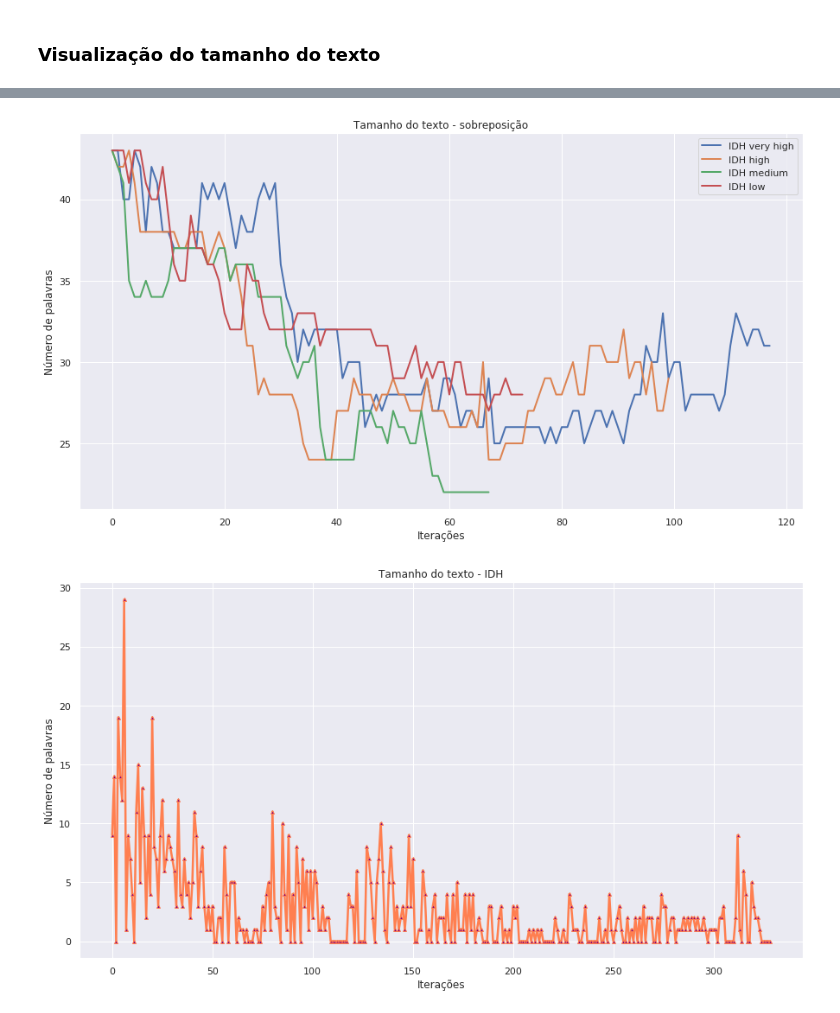
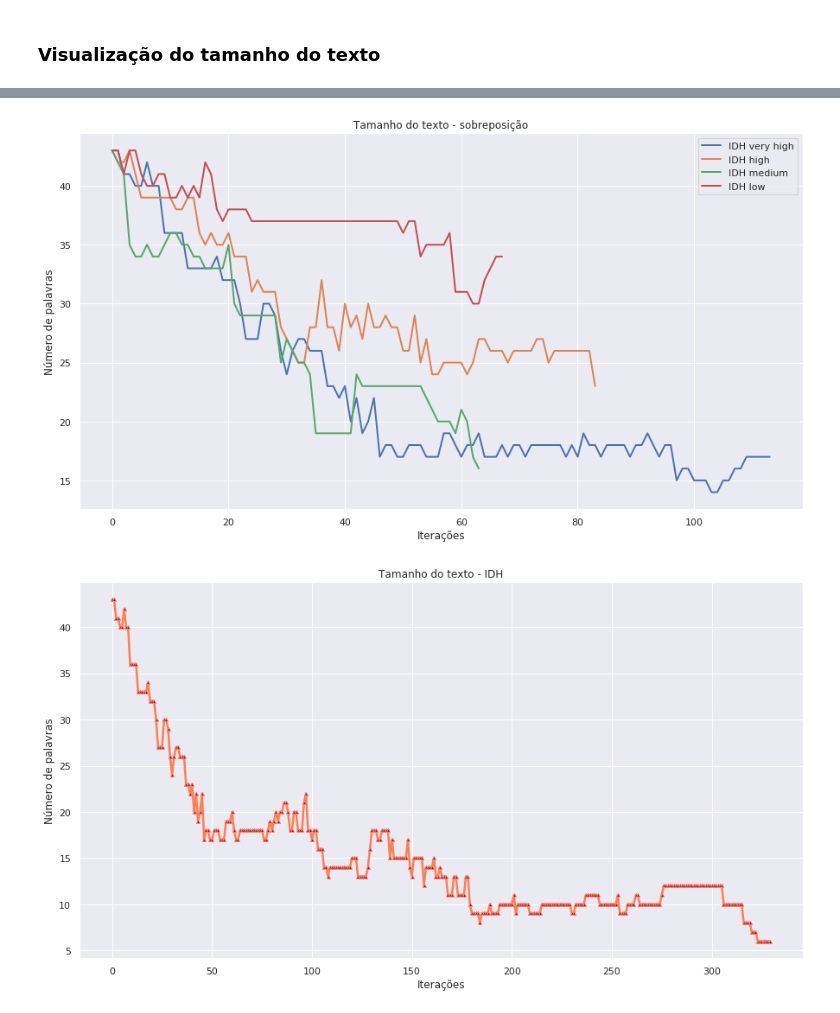
Before and after one commit to gecid-aia/babel, a Jupyter notebook: exploring_results.ipynb, the cells around one changed output, grey strips where cells are left out. Drawn from its saved outputs; the diff is of its cells as text; code cells hidden in the pictures.

```diff
--- a/exploring_results.ipynb
+++ b/exploring_results.ipynb
@@ -426,0 +294,6 @@ sns.boxplot(data = all_df, y = 'To languages', x = all_df['WER'], order = ranks)
+# %%
+base_very_high['GLEU pap'] = papHistory(base_very_high, 'GLEU')
+base_high['GLEU pap'] = papHistory(base_high, 'GLEU')
+base_medium['GLEU pap'] = papHistory(base_medium, 'GLEU')
+base_low['GLEU pap'] = papHistory(base_low, 'GLEU')
+base_all['GLEU pap'] = papHistory(base_all, 'GLEU')
@@ -426,0 +327,6 @@ sns.boxplot(data = all_df, y = 'To languages', x = all_df['WER'], order = ranks)
+# %%
+base_very_high['WER pap'] = papHistory(base_very_high, 'WER')
+base_high['WER pap'] = papHistory(base_high, 'WER')
+base_medium['WER pap'] = papHistory(base_medium, 'WER')
+base_low['WER pap'] = papHistory(base_low, 'WER')
+base_all['WER pap'] = papHistory(base_all, 'WER')
@@ -431,29 +364,31 @@ def tamHistory(data):
     size = len(data)
     hist = []
     for i in range(size):
-        hist.append(len(data[i]['Text_en'].split()))
+        hist.append(len(data['Text_en'][i].split()))
     return np.asarray(hist)
+# %%
+base_very_high['TAM'] = tamHistory(base_very_high)
+base_high['TAM'] = tamHistory(base_high)
+base_medium['TAM'] = tamHistory(base_medium)
+base_low['TAM'] = tamHistory(base_low)
+base_all['TAM'] = tamHistory(base_all)
 # %%
-tam_hist_very_high = tamHistory(base_very_high)
-tam_hist_high = tamHistory(base_high)
-tam_hist_medium = tamHistory(base_medium)
-tam_hist_low = tamHistory(base_low)
-tam_hist_all = tamHistory(base_all)
-histories = [tam_hist_very_high, tam_hist_high, tam_hist_medium, tam_hist_low]
+histories = [base_very_high['TAM'], base_high['TAM'],
+             base_medium['TAM'], base_low['TAM']]
 
 f, axs = plt.subplots(2, 2, sharey = True, sharex = True, figsize=(15,12))
-plotData(tam_hist_very_high, 'Tamanho do texto - IDH VERY HIGH', axs[0,0],
+plotData(base_very_high['TAM'], 'Tamanho do texto - IDH VERY HIGH', axs[0,0],
          xlabel = False, smog_hists = histories, ylabel = 'Número de palavras')
-plotData(tam_hist_high, 'Tamanho do texto - IDH HIGH', axs[0,1],
+plotData(base_high['TAM'], 'Tamanho do texto - IDH HIGH', axs[0,1],
          xlabel = False, smog_hists = histories, ylabel = 'Número de palavras')
-plotData(tam_hist_medium, 'Tamanho do texto - IDH MEDIUM', axs[1,0], xlabel = True,
+plotData(base_medium['TAM'] , 'Tamanho do texto - IDH MEDIUM', axs[1,0], xlabel = True,
          smog_hists = histories, ylabel = 'Número de palavras')
-plotData(tam_hist_low, 'Tamanho do texto - IDH LOW', axs[1,1], xlabel = True,
+plotData(base_low['TAM'], 'Tamanho do texto - IDH LOW', axs[1,1], xlabel = True,
          smog_hists = histories, ylabel = 'Número de palavras')
 
 plt.figure(figsize=(15,8))
 plotData2(histories, 'Tamanho do texto - sobreposição', ylabel = 'Número de palavras',
           legends = ['IDH very high', 'IDH high', 'IDH medium', 'IDH low'])
 plt.figure(figsize=(15,8))
-plotData3(wer_hist_all, 'Tamanho do texto - IDH', ylabel = 'Número de palavras', linewidth = 2.5)
+plotData3(base_all['TAM'], 'Tamanho do texto - IDH', ylabel = 'Número de palavras', linewidth = 2.5)
 # %% [output]
@@ -461,2 +396,2 @@ plotData3(wer_hist_all, 'Tamanho do texto - IDH', ylabel = 'Número de palavras'
-[figure, old version]
+[figure, new version]
-[figure, old version]
+[figure, new version]
```
Also changed, not shown: parts of 19 cells of this notebook, 10 other files.
